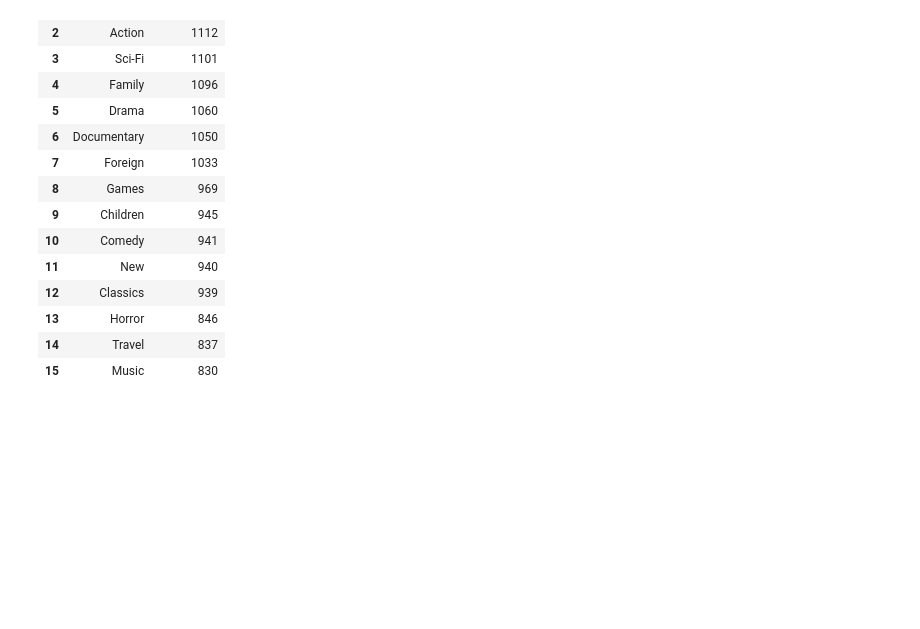
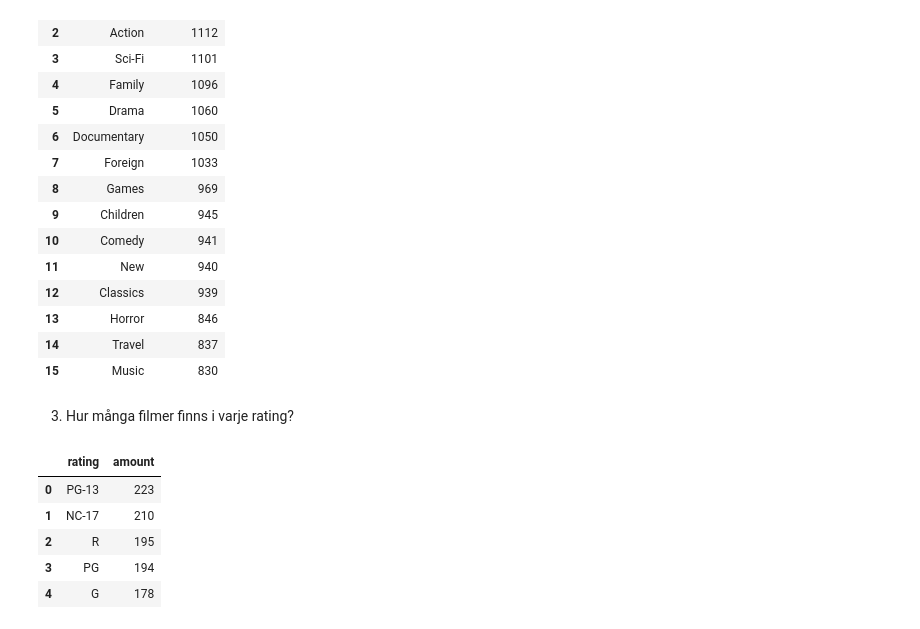
Before and after one commit to luckepucke6/sakila_lab_lucas_lindh, a Jupyter notebook: notebooks/eda_sakila.ipynb, the cells around one changed output. Drawn from its saved outputs; the diff is of its cells as text; code cells hidden in the pictures; blank space fills up the shorter version.

```diff
--- a/notebooks/eda_sakila.ipynb
+++ b/notebooks/eda_sakila.ipynb
@@ -342,3 +342,23 @@ ORDER BY sum_rental DESC;""").df()
 | 13 | Horror | 846 |
 | 14 | Travel | 837 |
 | 15 | Music | 830 |
+# %% [markdown]
+3. Hur många filmer finns i varje rating?
+# %%
+con.sql("""--sql
+SELECT
+    rating,
+    COUNT(rating) AS amount
+FROM
+    film
+GROUP BY
+    rating
+ORDER BY
+    amount DESC;""").df()
+# %% [output]
+|  | rating | amount |
+| 0 | PG-13 | 223 |
+| 1 | NC-17 | 210 |
+| 2 | R | 195 |
+| 3 | PG | 194 |
+| 4 | G | 178 |
```
Also changed, not shown: parts of 2 cells of this notebook, 1 other file.
